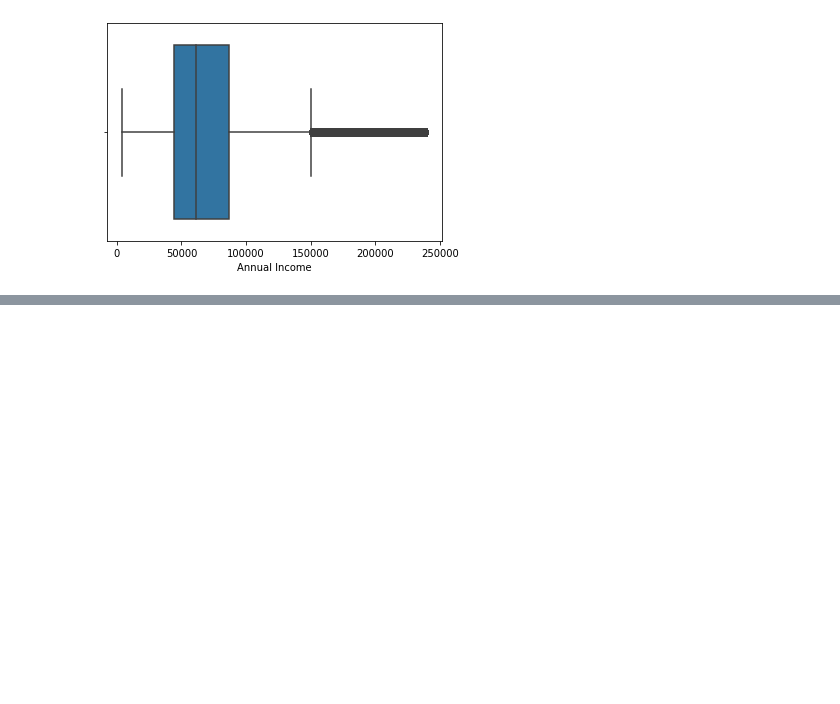
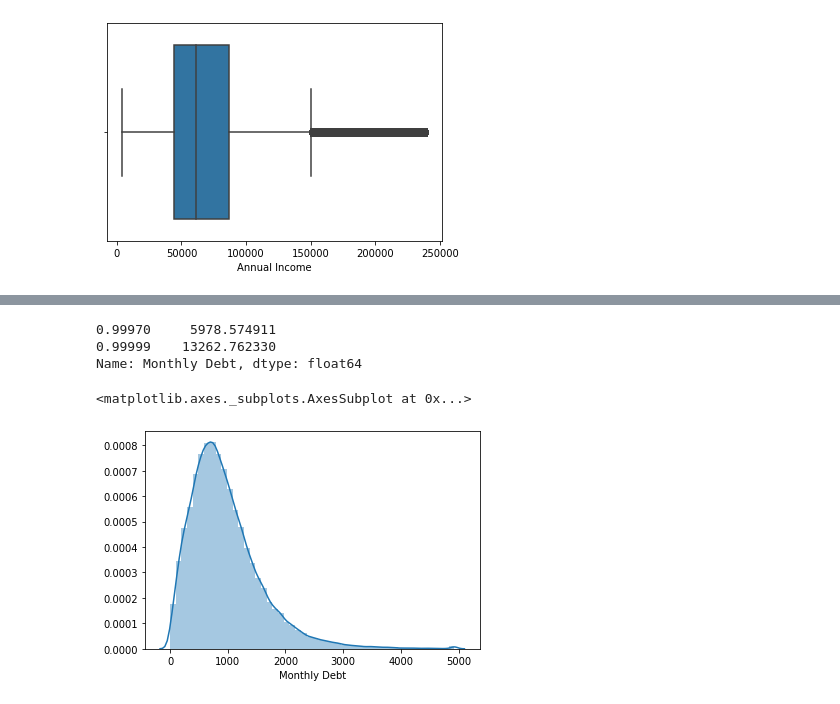
Before and after one commit to sukesh-reddy/Loan-Eligibility-Prediction-Using-Gradient-Boosting-Classifier, a Jupyter notebook: Loan Prediction.ipynb, the cells around one changed output, grey strips where cells are left out. Cells and saved outputs as stored; diff of their text form; code cells hidden in the pictures; blank space fills up the shorter version.

```diff
--- a/Loan Prediction.ipynb
+++ b/Loan Prediction.ipynb
@@ -349,0 +413,13 @@ plt.savefig('D:\\github\\6-Loan Eligibility Prediction\\Loan-Eligibility-Predict
+# %%
+data['Monthly Debt'].quantile([0.9997,0.99999])
+# %% [output]
+0.99970     5978.574911
+0.99999    13262.762330
+Name: Monthly Debt, dtype: float64
+# %%
+data.loc[data['Monthly Debt']>4926,'Monthly Debt'] = 4926
+# %%
+sns.distplot(data['Monthly Debt'])
+# %% [output]
+<matplotlib.axes._subplots.AxesSubplot at 0x...>
+[figure, added]
```
Also changed, not shown: parts of 12 cells of this notebook.
